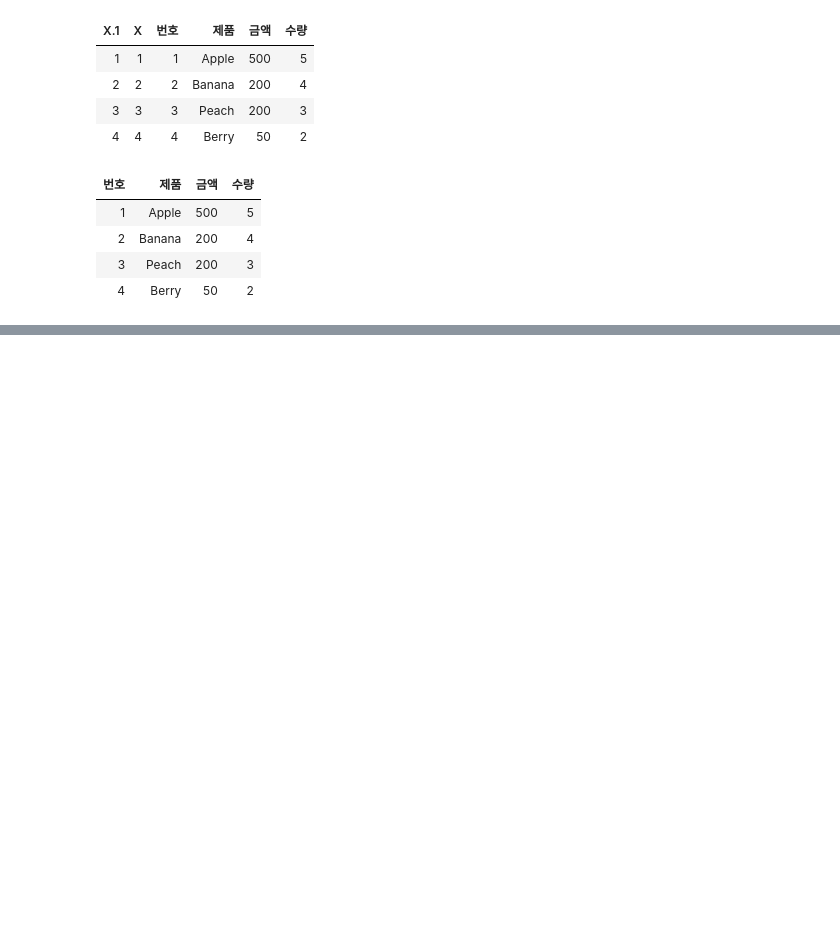
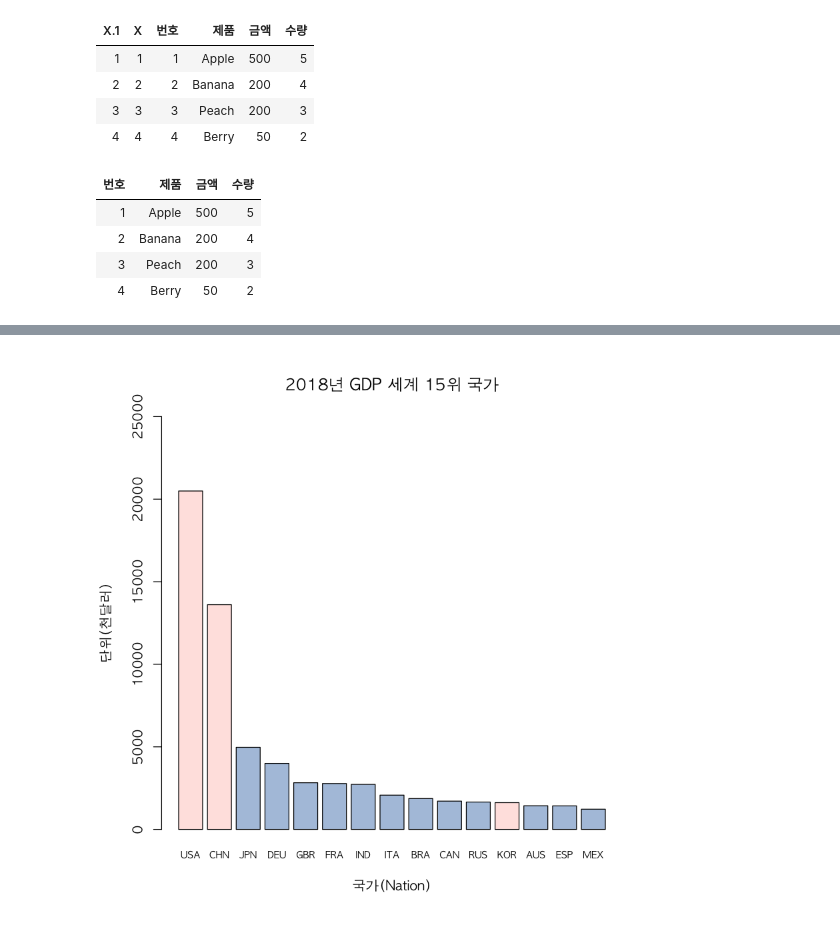
Before and after one commit to monargent0/TJRrrClass, a Jupyter notebook: 08. 파일 입출력.ipynb, the cells around one changed output, grey strips where cells are left out. Cells and saved outputs as stored; diff of their text form; code cells hidden in the pictures; blank space fills up the shorter version.

```diff
--- a/08. 파일 입출력.ipynb
+++ b/08. 파일 입출력.ipynb
@@ -62,0 +107,5 @@ read.csv("../Data/fruit.csv")
+# %%
+# 상위 15개국만 선별한다.
+GDP_ranking15 <- GDP_ranking2[c(1:15),]
+#GDP_ranking15 <- head(GDP_ranking2, 15)
+GDP_ranking15
@@ -62,0 +180,8 @@ read.csv("../Data/fruit.csv")
+# %%
+# Factor의 갯수가 15개가 정상일텐데 200개 이상이다 이상하다. -> 재구성 해야한다.
+GDP_ranking15$Code <- factor(GDP_ranking15$Code)
+# %%
+# for
+for(i in 1:ncol(GDP_ranking15)){
+    GDP_ranking15[,i] <- factor(GDP_ranking15[,i])
+}
@@ -62,0 +190,5 @@ read.csv("../Data/fruit.csv")
+# %%
+# GDP 숫자로 변환 (천단위 쉼표 정리)
+GDP_ranking15$GDP <- as.numeric(str_remove_all(GDP_ranking15$GDP, ','))
+GDP_ranking15
+str(GDP_ranking15)
@@ -62,0 +217,17 @@ read.csv("../Data/fruit.csv")
+# %%
+# 막대그래프 그리기
+options(scipen=100)
+options(warn = -1)
+par(family = 'AppleGothic')
+barplot(GDP_ranking15$GDP / 1000, # GDP상위 15개국 Data
+        main = "2018년 GDP 세계 15위 국가",
+        xlab = "국가(Nation)",
+        ylab = "단위(천달러)",
+        names = GDP_ranking15$Code,
+        cex.names = 0.7,
+        #col = c(rep("mistyrose",2), rep("lavender",9), "mistyrose", rep('lavender',3)),
+        col = ifelse(GDP_ranking15$Code == c('USA','CHN','KOR'), "mistyrose", "Light steel blue"),
+        ylim = c(0 , 25000)
+     )
+# %% [output]
+[figure, added]
```
Also changed, not shown: parts of 46 cells of this notebook, 3 other files.
